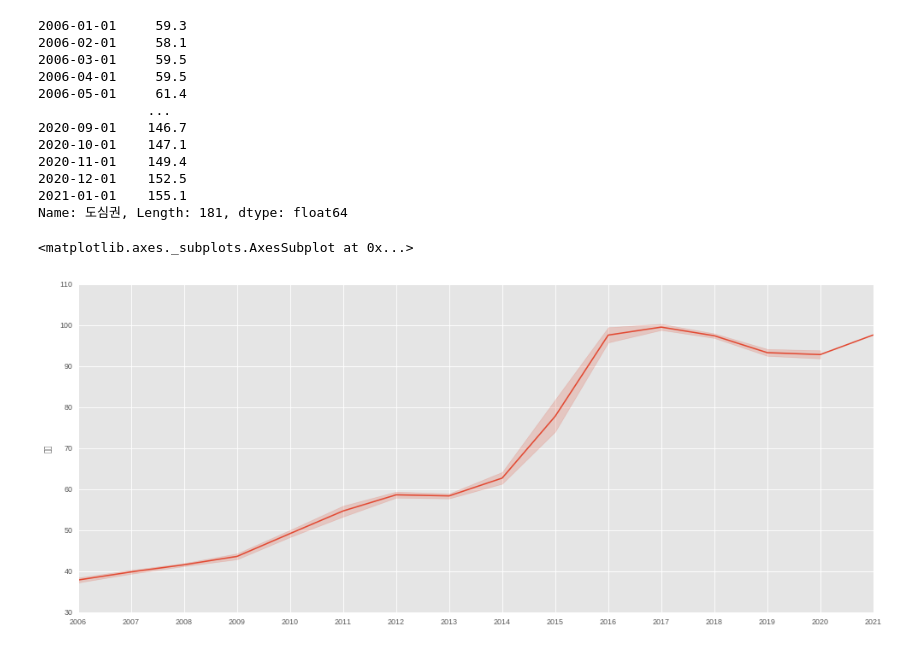
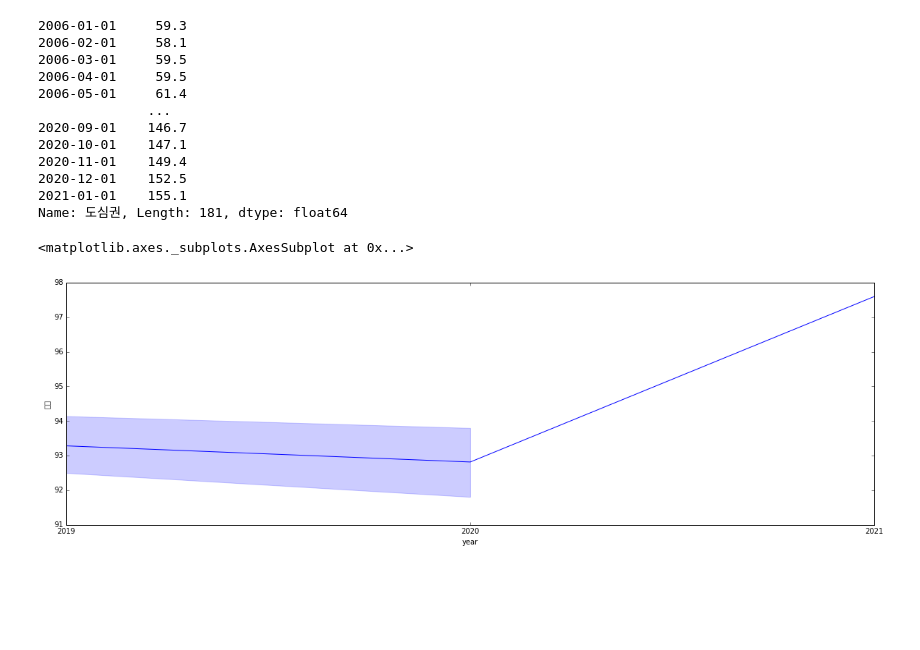
Before and after one commit to jaaaamj0711/DACON, a Jupyter notebook: bo.ipynb, the cells around one changed output. Cells and saved outputs as stored; diff of their text form; code cells hidden in the pictures; blank space fills up the shorter version.

```diff
--- a/bo.ipynb
+++ b/bo.ipynb
@@ -44,7 +44,7 @@ for i in apart.index:
   a = i.split("-")[0]
   year.append(a)
 # %%
-apart.index = year
+apart['year'] = year
 # %%
 name
 # %% [output]
@@ -100,9 +107,11 @@ import warnings
 warnings.filterwarnings('ignore')
 
 plt.style.use(['ggplot'])
+# %%
+drange = apart.loc["2019-01-01": "2021-01-01"]
 # %%
-plt.subplots(figsize = (15,6))
-sns.lineplot(x = apart.index, y = apart["제주"])
+plt.subplots(figsize = (20,6))
+sns.lineplot(x = drange.year, y = drange["제주"])
 # %% [output]
 <matplotlib.axes._subplots.AxesSubplot at 0x...>
-[figure, old version]
+[figure, new version]
```
Also changed, not shown: parts of 1 cell of this notebook.
